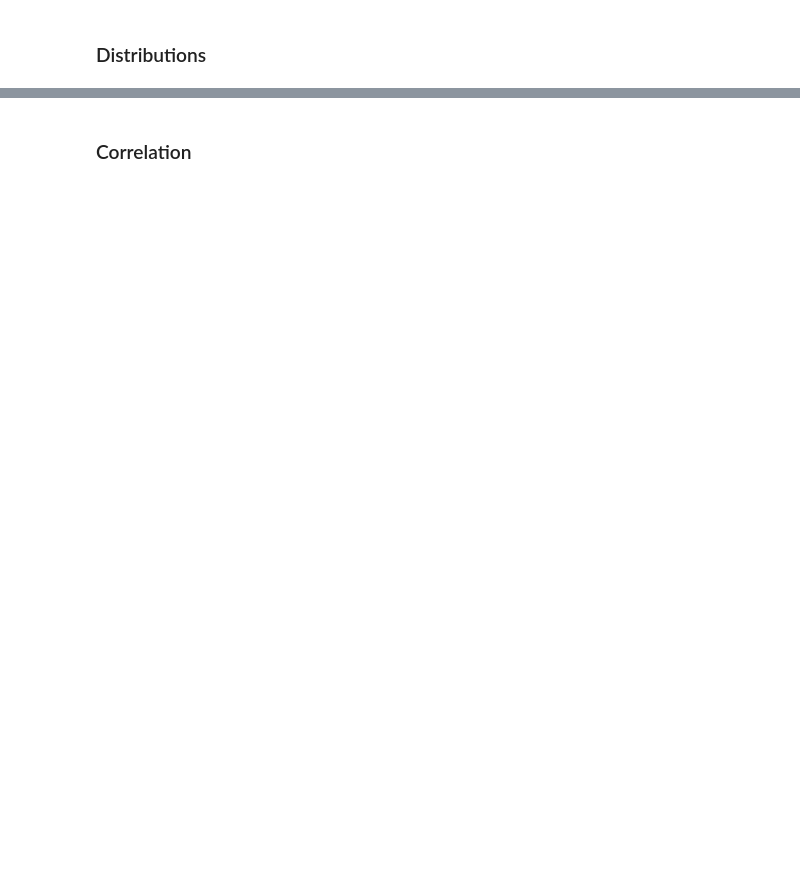
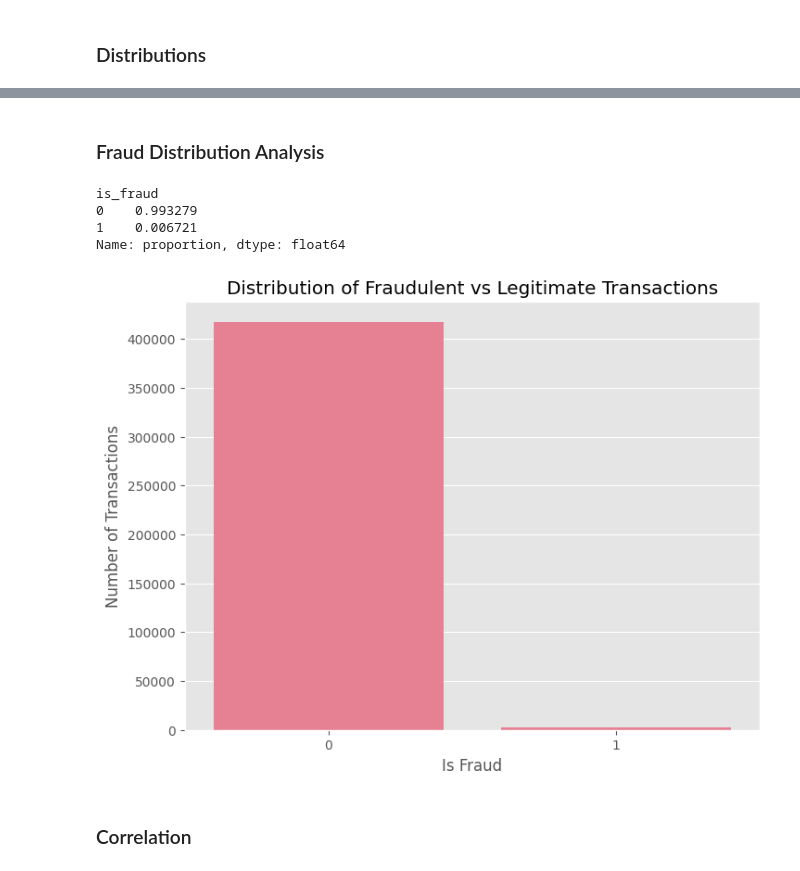
Before and after one commit to Montoya086/Mobile-Apps-Fraud-Detection, a Jupyter notebook: main.ipynb, the cells around one changed output, grey strips where cells are left out. Drawn from its saved outputs; the diff is of its cells as text; code cells hidden in the pictures; blank space fills up the shorter version.

```diff
--- a/main.ipynb
+++ b/main.ipynb
@@ -146,4 +168,22 @@ for col in numerical_columns:
 ... (6 outputs left out)
+# %% [markdown]
+### Fraud Distribution Analysis
+# %%
+fraud_distribution = mobile_df['is_fraud'].value_counts(normalize=True)
+print(fraud_distribution)
+
+plt.figure(figsize=(8, 6))
+sns.countplot(data=mobile_df, x='is_fraud')
+plt.title('Distribution of Fraudulent vs Legitimate Transactions')
+plt.xlabel('Is Fraud')
+plt.ylabel('Number of Transactions')
+plt.show()
+# %% [output]
+is_fraud
+0    0.993279
+1    0.006721
+Name: proportion, dtype: float64
+[figure, added]
 # %% [markdown]
 ### Correlation
 # %%
```
Also changed, not shown: parts of 41 cells of this notebook, 1 other file.
